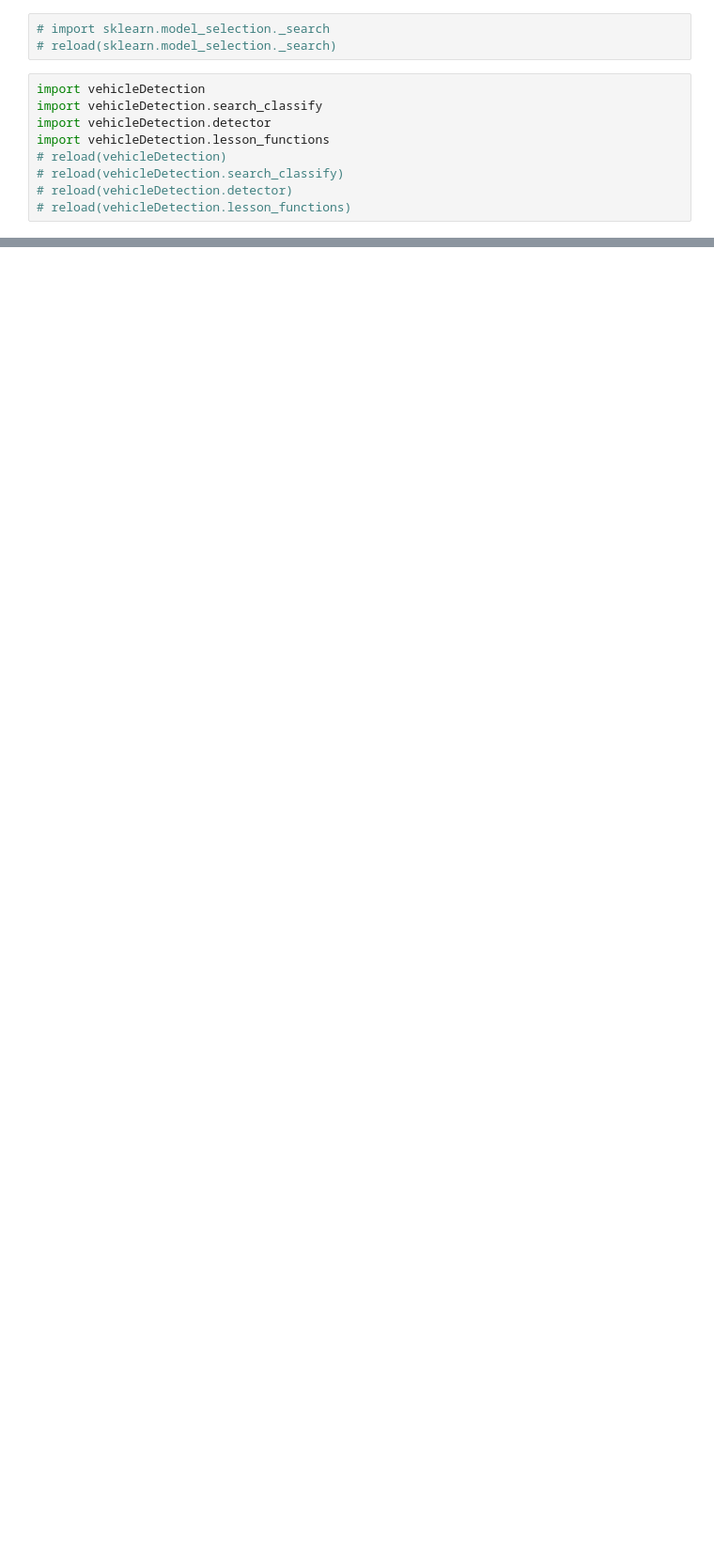
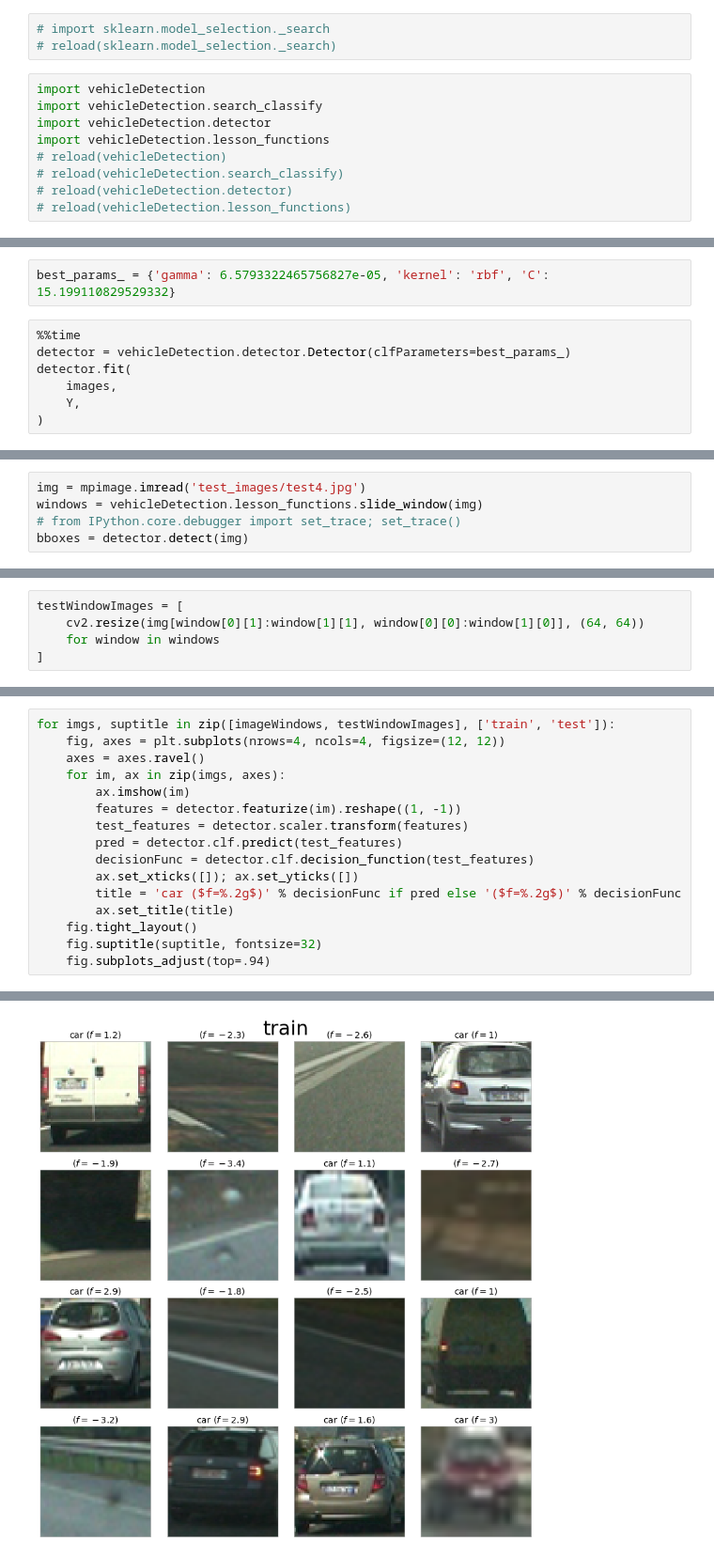
Before and after one commit to tsbertalan/vehicleDetection, a Jupyter notebook: Vehicle Detection - detector object.ipynb, the cells around one changed output, grey strips where cells are left out. Shown at 94% size. Cells and saved outputs as stored; diff of their text form; blank space fills up the shorter version.

```diff
--- a/Vehicle Detection - detector object.ipynb
+++ b/Vehicle Detection - detector object.ipynb
@@ -285,0 +259,9 @@ heatmap.min(), heatmap.max()
+# %%
+best_params_ = {'gamma': 6.5793322465756827e-05, 'kernel': 'rbf', 'C': 15.199110829529332}
+# %%
+%%time
+detector = vehicleDetection.detector.Detector(clfParameters=best_params_)
+detector.fit(
+    images,
+    Y,
+)
@@ -285,0 +277,5 @@ heatmap.min(), heatmap.max()
+# %%
+img = mpimage.imread('test_images/test4.jpg')
+windows = vehicleDetection.lesson_functions.slide_window(img)
+# from IPython.core.debugger import set_trace; set_trace()
+bboxes = detector.detect(img)
@@ -285,0 +307,5 @@ heatmap.min(), heatmap.max()
+# %%
+testWindowImages = [
+    cv2.resize(img[window[0][1]:window[1][1], window[0][0]:window[1][0]], (64, 64))
+    for window in windows
+]
@@ -285,0 +314,17 @@ heatmap.min(), heatmap.max()
+# %%
+for imgs, suptitle in zip([imageWindows, testWindowImages], ['train', 'test']):
+    fig, axes = plt.subplots(nrows=4, ncols=4, figsize=(12, 12))
+    axes = axes.ravel()
+    for im, ax in zip(imgs, axes):
+        ax.imshow(im)
+        features = detector.featurize(im).reshape((1, -1))
+        test_features = detector.scaler.transform(features)
+        pred = detector.clf.predict(test_features)
+        decisionFunc = detector.clf.decision_function(test_features)
+        ax.set_xticks([]); ax.set_yticks([])
+        title = 'car ($f=%.2g$)' % decisionFunc if pred else '($f=%.2g$)' % decisionFunc
+        ax.set_title(title)
+    fig.tight_layout()
+    fig.suptitle(suptitle, fontsize=32)
+    fig.subplots_adjust(top=.94)
+# %% [output]
@@ -285,0 +333 @@ heatmap.min(), heatmap.max()
+[figure, added]
```
Also changed, not shown: parts of 42 cells of this notebook, 3 other files.
